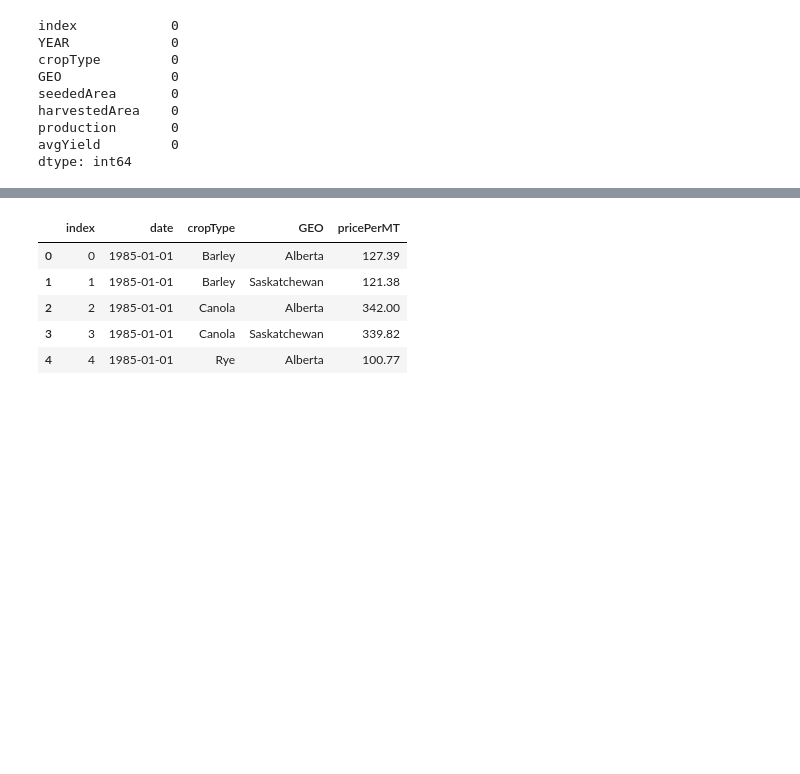
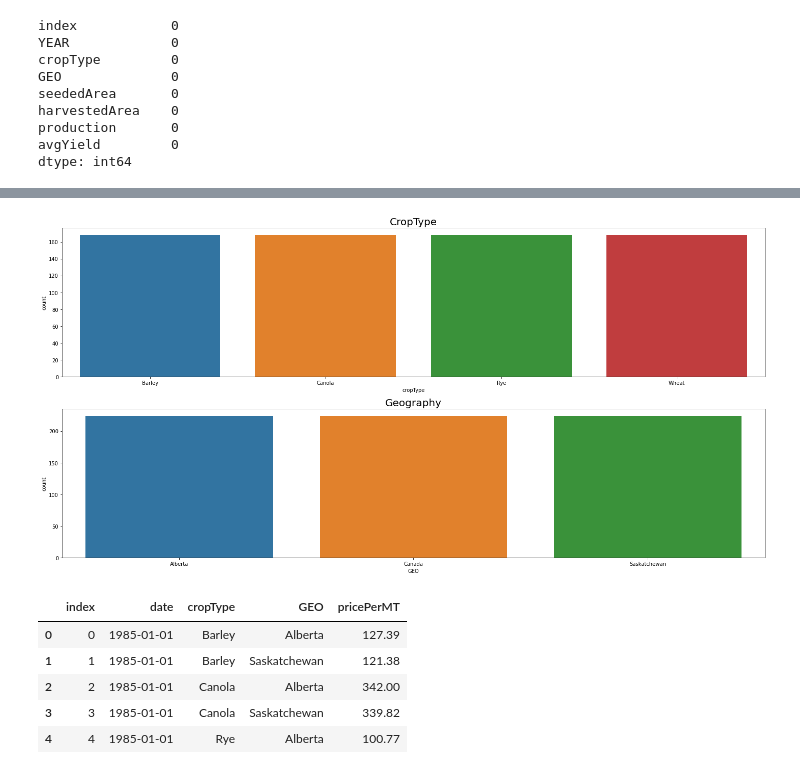
Before and after one commit to dennislamcv1/IBMDExcel-R, a Jupyter notebook: SQL for Data Science with R/SQL-for-DS-Using-Python-Peer-Assignment-Notebook.ipynb, the cells around one changed output, grey strips where cells are left out. Drawn from its saved outputs; the diff is of its cells as text; code cells hidden in the pictures; blank space fills up the shorter version.

```diff
--- a/SQL for Data Science with R/SQL-for-DS-Using-Python-Peer-Assignment-Notebook.ipynb
+++ b/SQL for Data Science with R/SQL-for-DS-Using-Python-Peer-Assignment-Notebook.ipynb
@@ -226,3 +217,18 @@ CROP_DATA = df1.copy()
+# %%
+plt.figure(figsize=(20,10))
+
+plt.subplot(2,1,1)
+plt.title("CropType", size=20)
+sns.countplot(x=df1.cropType)
+
+plt.subplot(2,1,2)
+plt.title("Geography", size=20)
+sns.countplot(x=df1.GEO)
+
+plt.tight_layout()
+plt.show()
+# %% [output]
+[figure, added]
 # %%
 # FARM_PRICES:
 df2 = pd.read_csv("Monthly_Farm_Prices.csv", parse_dates=["date"])
```
Also changed, not shown: parts of 11 cells of this notebook.
